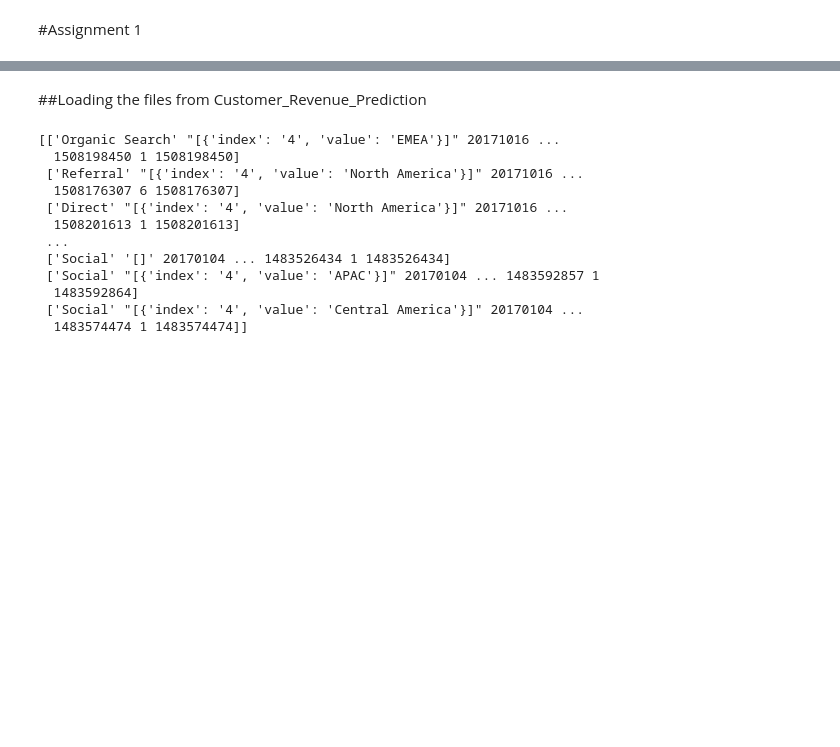
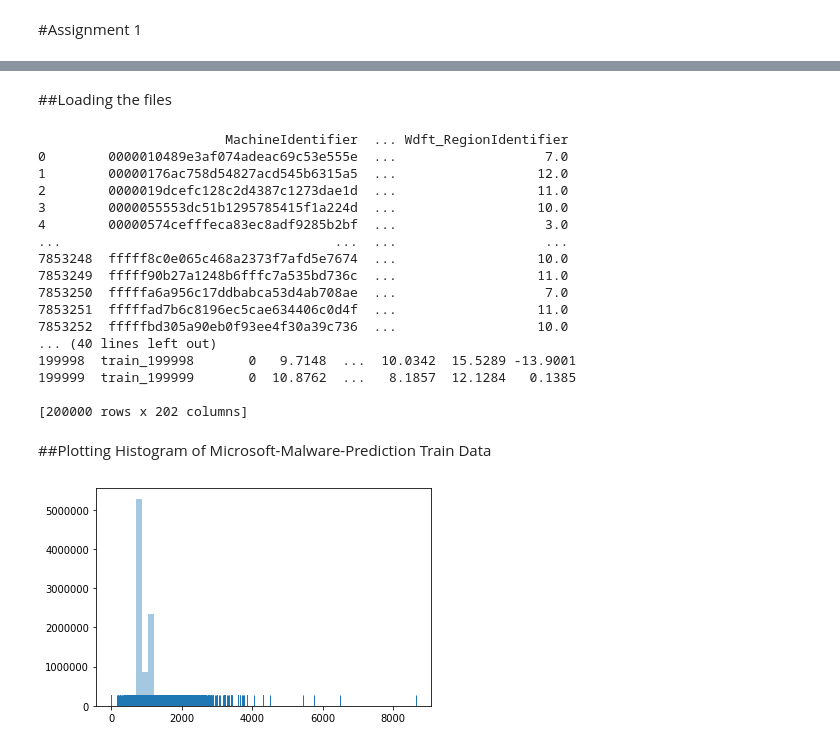
Before and after one commit to kacperkurowski/CE888, a Jupyter notebook: Assignment 1/Assignment1.ipynb, the cells around one changed output, grey strips where cells are left out. Drawn from its saved outputs; the diff is of its cells as text; code cells hidden in the pictures; blank space fills up the shorter version.

```diff
--- a/Assignment 1/Assignment1.ipynb
+++ b/Assignment 1/Assignment1.ipynb
@@ -30,49 +70,46 @@ sample_submission.csv.zip: Skipping, found more recently modified local copy (us
 # %% [markdown]
-##Loading the files from Customer_Revenue_Prediction
+##Loading the files
 # %%
 import pandas as pd
 
-df_sample_submission = pd.read_csv("sample_submission.csv.zip", compression = 'zip', header = 0, sep = ',', quotechar = '"')
+df_test1 = pd.read_csv("test1.csv.zip", compression = 'zip', header = 0, sep = ',', quotechar = '"')
 
-print(df_sample_submission)
+print(df_test1)
 
-df_sample_submission_v2 = pd.read_csv("sample_submission_v2.csv.zip", compression = 'zip', header = 0, sep = ',', quotechar = '"')
+df_test2 = pd.read_csv("test2.csv.zip", compression = 'zip', header = 0, sep = ',', quotechar = '"')
 
-print(df_sample_submission_v2)
+print(df_test2)
 
-df_test = pd.read_csv("test.csv.zip", compression = 'zip', header = 0, sep = ',', quotechar = '"')
+df_train1 = pd.read_csv("train1.csv.zip", compression = 'zip', header = 0, sep = ',', quotechar = '"')
 
-print(df_test)
+print(df_train1)
 
-df_test_v2 = pd.read_csv("test_v2.csv.zip", compression = 'zip', header = 0, sep = ',', quotechar = '"')
+df_train2 = pd.read_csv("train2.csv.zip", compression = 'zip', header = 0, sep = ',', quotechar = '"')
 
-print(df_test_v2)
-
-df_train = pd.read_csv("train.csv.zip", compression = 'zip', header = 0, sep = ',', quotechar = '"')
-
-print(df_train)
-
-df_train_v2 = pd.read_csv("train_v2.csv.zip", compression = 'zip', header = 0, sep = ',', quotechar = '"')
-
-print(df_train_v2)
-
-#"""Names of all the files
-#sample_submission.csv
-#sample_submission_v2.csv
-#test.csv
-#test_v2.csv
-#train.csv
-#train_v2.csv"""
+print(df_train2)
 # %% [output]
-[['Organic Search' "[{'index': '4', 'value': 'EMEA'}]" 20171016 ...
-  1508198450 1 1508198450]
- ['Referral' "[{'index': '4', 'value': 'North America'}]" 20171016 ...
-  1508176307 6 1508176307]
- ['Direct' "[{'index': '4', 'value': 'North America'}]" 20171016 ...
-  1508201613 1 1508201613]
- ...
- ['Social' '[]' 20170104 ... 1483526434 1 1483526434]
- ['Social' "[{'index': '4', 'value': 'APAC'}]" 20170104 ... 1483592857 1
-  1483592864]
- ['Social' "[{'index': '4', 'value': 'Central America'}]" 20170104 ...
-  1483574474 1 1483574474]]
+                        MachineIdentifier  ... Wdft_RegionIdentifier
+0        0000010489e3af074adeac69c53e555e  ...                   7.0
+1        00000176ac758d54827acd545b6315a5  ...                  12.0
+2        0000019dcefc128c2d4387c1273dae1d  ...                  11.0
+3        0000055553dc51b1295785415f1a224d  ...                  10.0
+4        00000574cefffeca83ec8adf9285b2bf  ...                   3.0
+...                                   ...  ...                   ...
+7853248  fffff8c0e065c468a2373f7afd5e7674  ...                  10.0
+7853249  fffff90b27a1248b6fffc7a535bd736c  ...                  11.0
+7853250  fffffa6a956c17ddbabca53d4ab708ae  ...                   7.0
+7853251  fffffad7b6c8196ec5cae634406c0d4f  ...                  11.0
+7853252  fffffbd305a90eb0f93ee4f30a39c736  ...                  10.0
+... (40 lines left out)
+199998  train_199998       0   9.7148  ...  10.0342  15.5289 -13.9001
+199999  train_199999       0  10.8762  ...   8.1857  12.1284   0.1385
+
+[200000 rows x 202 columns]
+# %% [markdown]
+##Plotting Histogram of Microsoft-Malware-Prediction Train Data
+# %%
+y_df = df_train1["Census_InternalPrimaryDisplayResolutionVertical"].copy()
+y = y_df.values
+sns_plot = sns.distplot(y, kde=False, rug=True)
+# %% [output]
+[figure, added]
```
Also changed, not shown: parts of 20 cells of this notebook.
